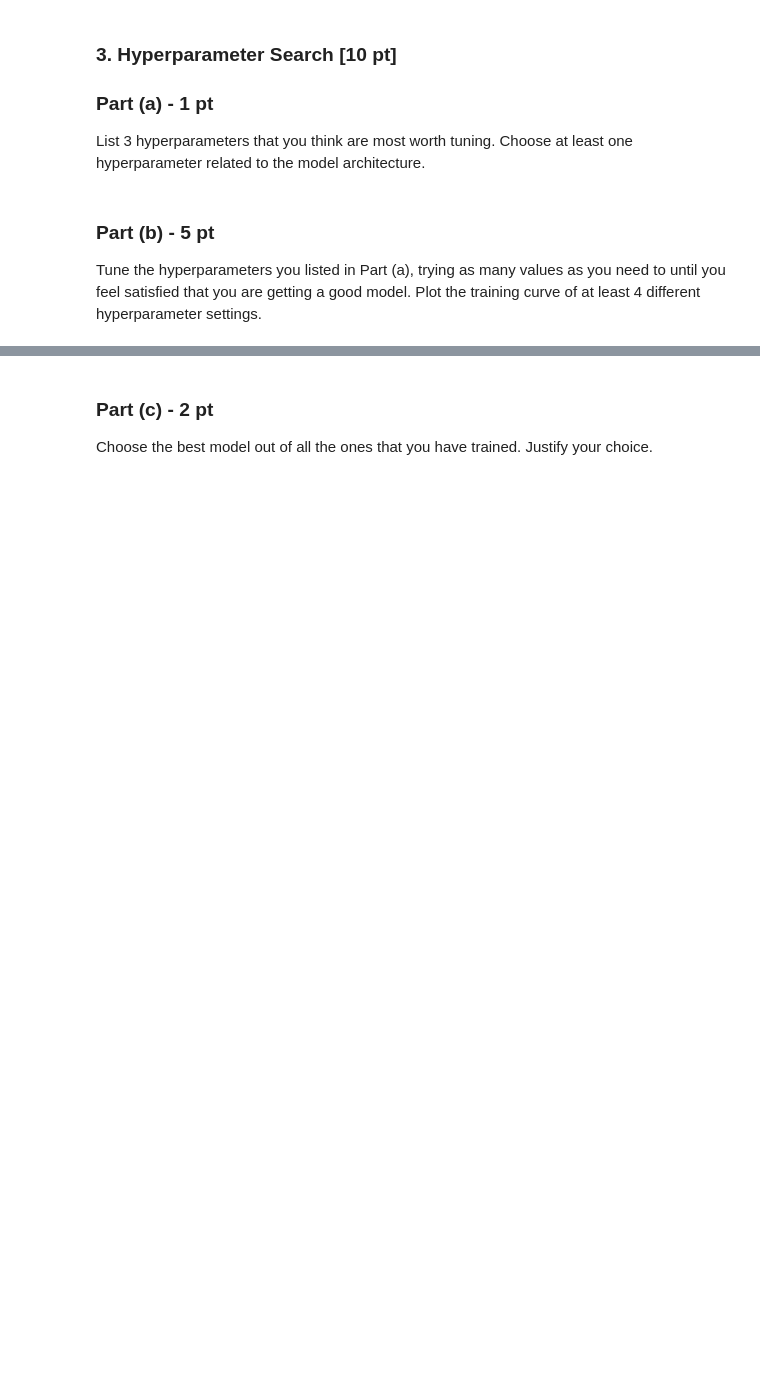
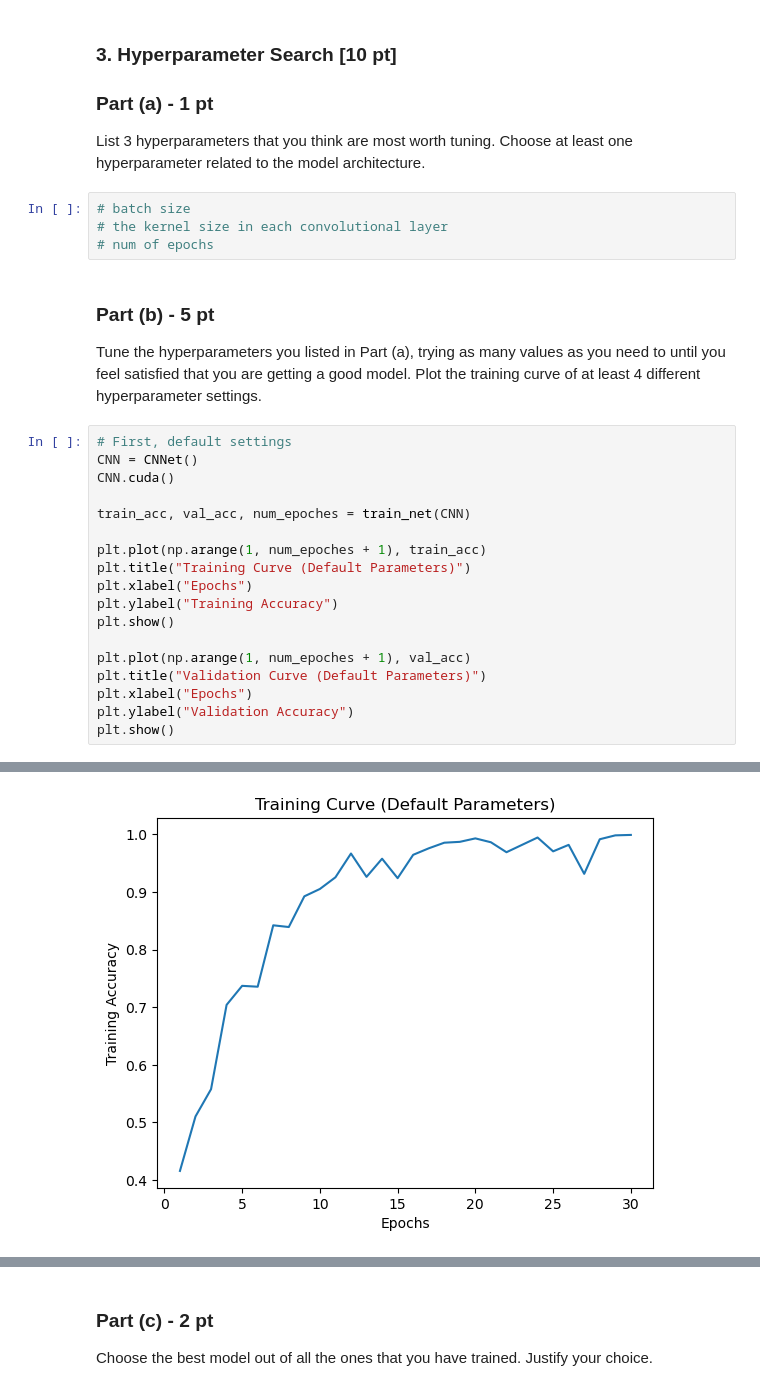
Before and after one commit to hossainrafiu/Deep_Learning_Project_APS360, a Jupyter notebook: Labs/Lab3 Gesture Recognition.ipynb, the cells around one changed output, grey strips where cells are left out. Cells and saved outputs as stored; diff of their text form; blank space fills up the shorter version.

```diff
--- a/Labs/Lab3 Gesture Recognition.ipynb
+++ b/Labs/Lab3 Gesture Recognition.ipynb
@@ -104,8 +322,31 @@ able to obtain a 100% training accuracy on that small dataset relatively quickly
 
 List 3 hyperparameters that you think are most worth tuning. Choose at least one hyperparameter related to
 the model architecture.
+# %%
+# batch size
+# the kernel size in each convolutional layer
+# num of epochs
 # %% [markdown]
 ### Part (b) - 5 pt
 
 Tune the hyperparameters you listed in Part (a), trying as many values as you need to until you feel satisfied
 that you are getting a good model. Plot the training curve of at least 4 different hyperparameter settings.
+# %%
+# First, default settings
+CNN = CNNet()
+CNN.cuda()
+
+train_acc, val_acc, num_epoches = train_net(CNN)
+
+plt.plot(np.arange(1, num_epoches + 1), train_acc)
+plt.title("Training Curve (Default Parameters)")
+plt.xlabel("Epochs")
+plt.ylabel("Training Accuracy")
+plt.show()
+
+plt.plot(np.arange(1, num_epoches + 1), val_acc)
+plt.title("Validation Curve (Default Parameters)")
+plt.xlabel("Epochs")
+plt.ylabel("Validation Accuracy")
+plt.show()
+# %% [output]
@@ -111,0 +370 @@ that you are getting a good model. Plot the training curve of at least 4 differe
+[figure, added]
```
Also changed, not shown: parts of 21 cells of this notebook.
